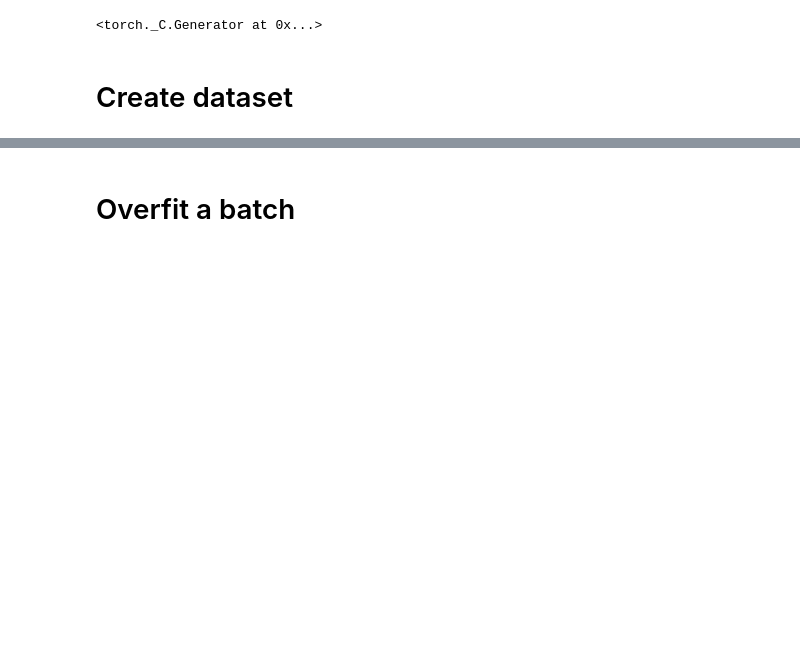
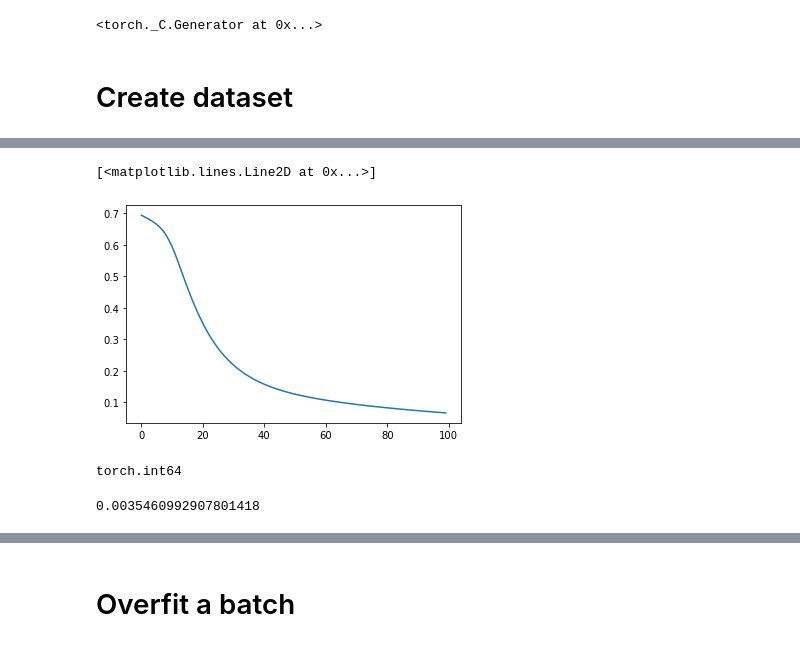
Before and after one commit to snovaisg/master-thesis, a Jupyter notebook: icare21_pytorch.ipynb, the cells around one changed output, grey strips where cells are left out. Saved outputs shown, nothing was run; the diff lists cells and outputs as text; code cells hidden in the pictures; blank space fills up the shorter version.

```diff
--- a/icare21_pytorch.ipynb
+++ b/icare21_pytorch.ipynb
@@ -204,0 +167,3 @@ dtype: float64
+# %%
+size = 8
+overfit_batch = create_random_batch(size=size,dataset=dataset,collate_fn=ICareCOLLATE(input,target))
@@ -204,0 +172,37 @@ dtype: float64
+# %%
+epochs = 100
+
+epoch_losses = list()
+
+metrics = Metrics(build_default_metrics(n_labels))
+record_metrics = {key:list() for key in metrics.metrics}
+
+model = RNN(input_size=input_size,
+            hidden_size=200,
+            num_layers=1,
+            n_labels=n_labels,
+            model='rnn')
+
+optimizer = torch.optim.Adam(model.parameters(), lr=0.006)
+criterion = nn.BCEWithLogitsLoss(reduction='mean')
+
+metrics_every = 10
+for epoch in tqdm(range(epochs)):
+
+    if epoch % metrics_every == 0:
+
+
+        # compute metrics
+        metrics = Metrics(build_default_metrics(n_labels))
+
+        ths = {i:0.5 for i in range(n_labels)} #baseline thresholds
+
+        logits = compute_model_logits_batch(model,overfit_batch)
+
+        res = compute_metrics_batch(metrics,model,overfit_batch,ths)
+
+        for key in res:
+            record_metrics[key].append(res[key])
+
+    epoch_loss = train_model_batch(model,overfit_batch,criterion,optimizer)
+    epoch_losses.append(epoch_loss)
@@ -204,0 +232,5 @@ dtype: float64
+# %%
+plt.plot(range(len(epoch_losses)),epoch_losses)
+# %% [output]
+[<matplotlib.lines.Line2D at 0x...>]
+[figure, added]
@@ -204,0 +240,10 @@ dtype: float64
+# %%
+pad_packed_sequence(overfit_batch['input_pack'],batch_first=True)[0].dtype
+# %% [output]
+torch.int64
+# %%
+# compute baseline avgprec
+positives = overfit_batch['target_sequence'].sum().item()
+positives / ( torch.numel(overfit_batch['target_sequence']) - positives)
+# %% [output]
+0.0035460992907801418
```
Also changed, not shown: parts of 240 cells of this notebook, 3 other files.
